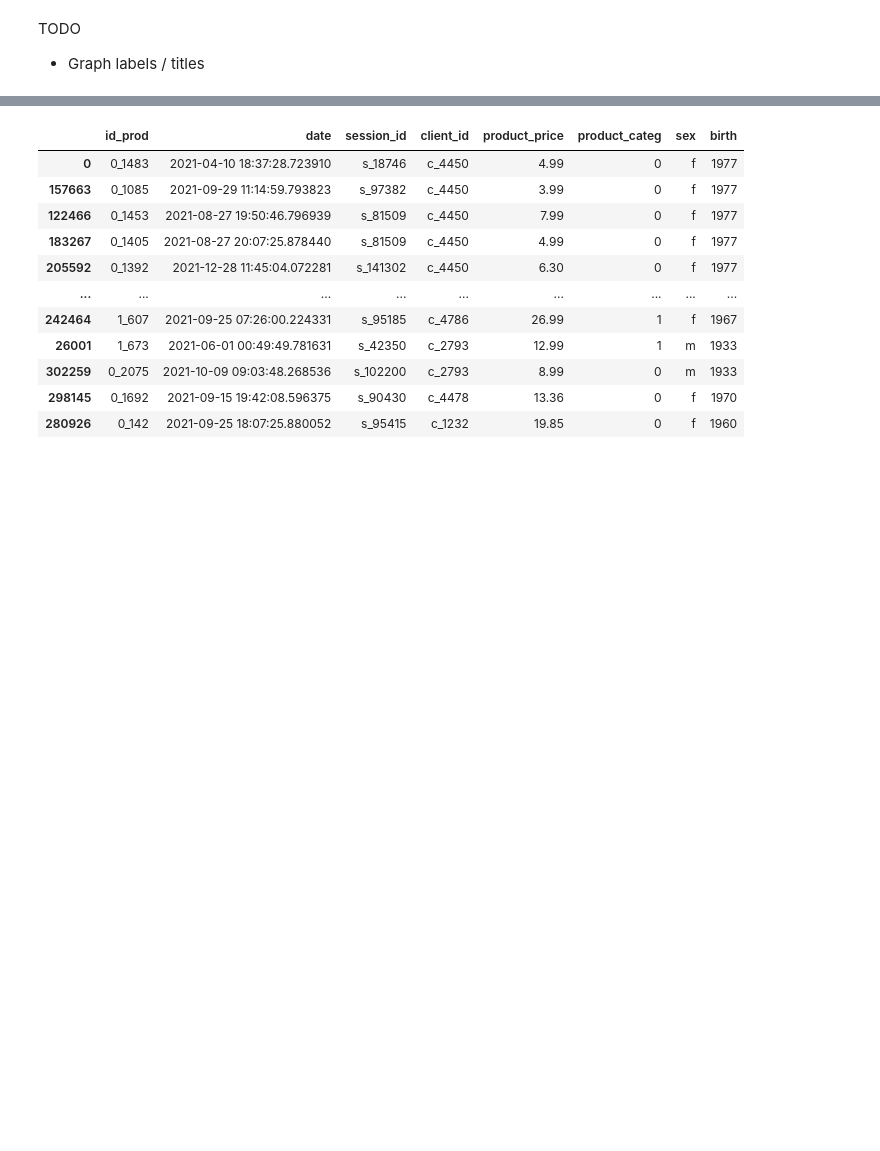
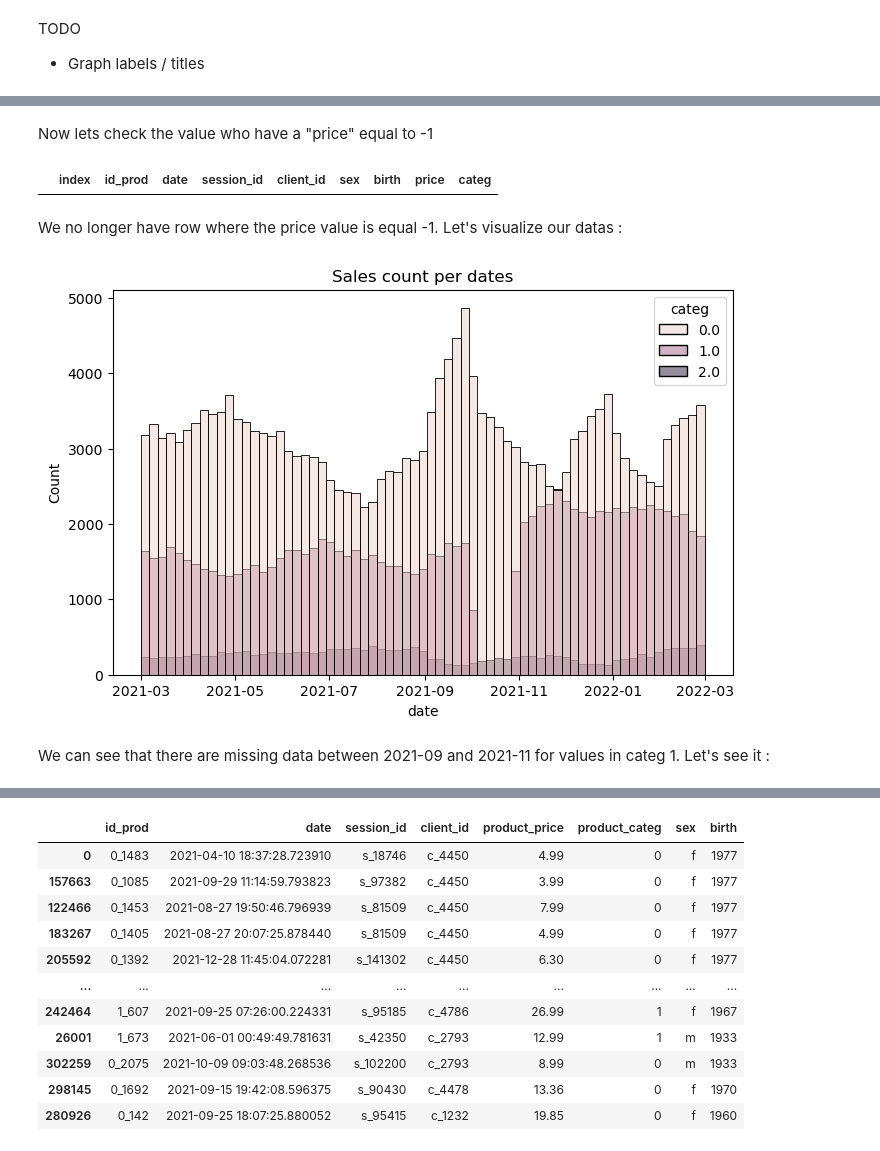
Before and after one commit to MENT3/m2-math-project, a Jupyter notebook: librairie/eda.ipynb, the cells around one changed output, grey strips where cells are left out. Cells and saved outputs as stored; diff of their text form; code cells hidden in the pictures; blank space fills up the shorter version.

```diff
--- a/librairie/eda.ipynb
+++ b/librairie/eda.ipynb
@@ -67,0 +209,4 @@ sales
+# %%
+merged = sales.merge(clients, how="left", on="client_id")
+merged = merged.merge(products, how="left", on="id_prod")
+merged
@@ -67,0 +236,4 @@ sales
+# %%
+row_with_invalid_date = merged[pd.to_datetime(merged["date"], errors="coerce").isnull()].index
+merged = merged.drop(row_with_invalid_date).reset_index()
+print("Drop", len(row_with_invalid_date), "rows")
@@ -67,0 +244,3 @@ sales
+# %%
+merged["date"] = pd.to_datetime(merged["date"])
+merged.head()
@@ -67,0 +254,17 @@ sales
+# %% [markdown]
+Now lets check the value who have a "price" equal to -1
+# %%
+merged[merged["price"] == -1]
+# %% [output]
+|  | index | id_prod | date | session_id | client_id | sex | birth | price | categ |
+# %% [markdown]
+We no longer have row where the price value is equal -1.  Let's visualize our datas :
+# %%
+plt.figure(figsize=(8, 5))
+sns.histplot(data=merged, x="date", hue="categ")
+plt.title("Sales count per dates")
+plt.show()
+# %% [output]
+[figure, added]
+# %% [markdown]
+We can see that there are missing data between 2021-09 and 2021-11 for values in categ 1. Let's see it :
```
Also changed, not shown: parts of 54 cells of this notebook.
